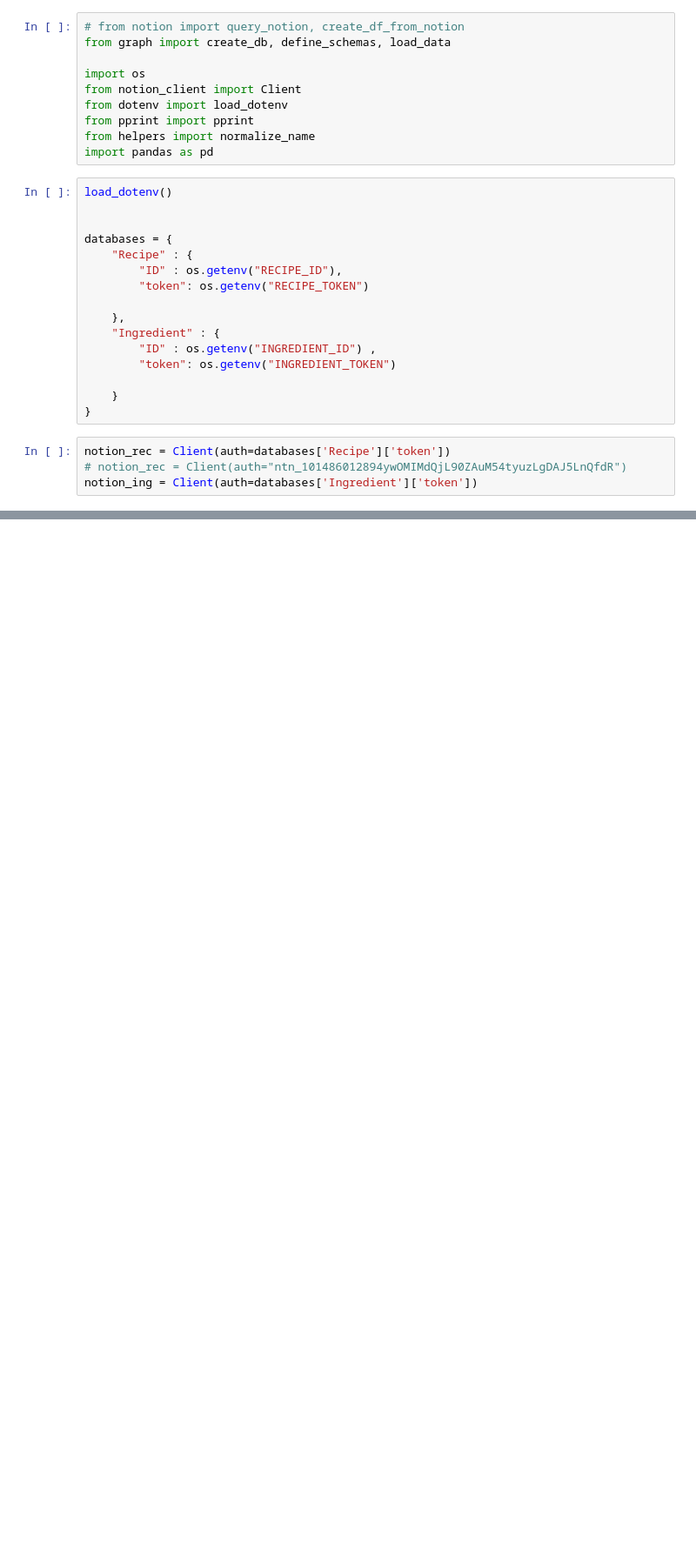
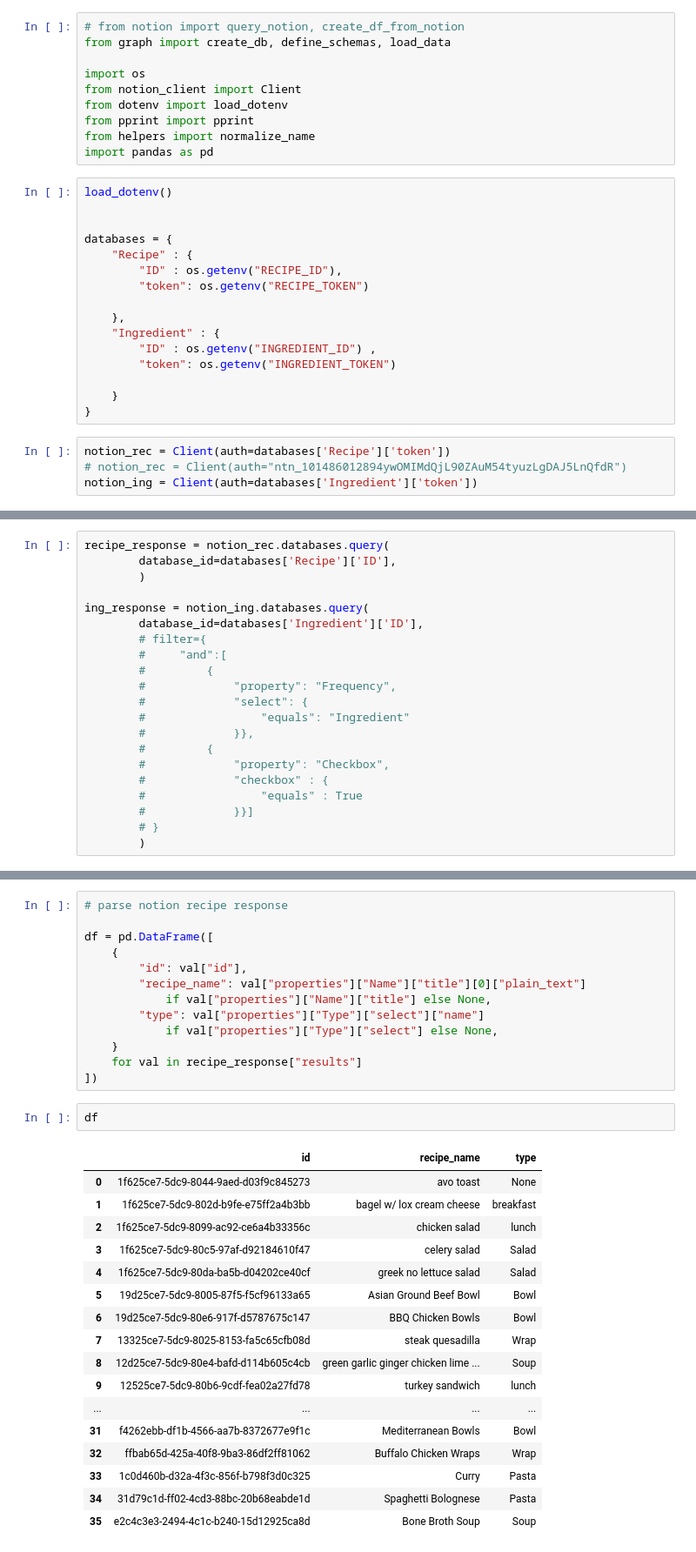
Before and after one commit to allykrinsky/graph-grocery-list, a Jupyter notebook: grocery_notion_test.ipynb, the cells around one changed output, grey strips where cells are left out. Shown: that part at 87% size. Saved outputs shown, nothing was run; the diff lists cells and outputs as text; blank space fills up the shorter version.

Commit message:
parse notion response into df

```diff
--- a/grocery_notion_test.ipynb
+++ b/grocery_notion_test.ipynb
@@ -52,0 +31,21 @@ notion_rec.databases.query(
+# %%
+recipe_response = notion_rec.databases.query(
+        database_id=databases['Recipe']['ID'],
+        )
+
+ing_response = notion_ing.databases.query(
+        database_id=databases['Ingredient']['ID'],
+        # filter={
+        #     "and":[
+        #         {
+        #             "property": "Frequency",
+        #             "select": {
+        #                 "equals": "Ingredient"
+        #             }},
+        #         {
+        #             "property": "Checkbox",
+        #             "checkbox" : {
+        #                 "equals" : True
+        #             }}]
+        # }
+        )
@@ -52,0 +98,33 @@ notion_rec.databases.query(
+# %%
+# parse notion recipe response
+
+df = pd.DataFrame([
+    {
+        "id": val["id"],
+        "recipe_name": val["properties"]["Name"]["title"][0]["plain_text"]
+            if val["properties"]["Name"]["title"] else None,
+        "type": val["properties"]["Type"]["select"]["name"]
+            if val["properties"]["Type"]["select"] else None,
+    }
+    for val in recipe_response["results"]
+])
+# %%
+df
+# %% [output]
+|  | id | recipe_name | type |
+| 0 | 1f625ce7-5dc9-8044-9aed-d03f9c845273 | avo toast | None |
+| 1 | 1f625ce7-5dc9-802d-b9fe-e75ff2a4b3bb | bagel w/ lox cream cheese | breakfast |
+| 2 | 1f625ce7-5dc9-8099-ac92-ce6a4b33356c | chicken salad | lunch |
+| 3 | 1f625ce7-5dc9-80c5-97af-d92184610f47 | celery salad | Salad |
+| 4 | 1f625ce7-5dc9-80da-ba5b-d04202ce40cf | greek no lettuce salad | Salad |
+| 5 | 19d25ce7-5dc9-8005-87f5-f5cf96133a65 | Asian Ground Beef Bowl | Bowl |
+| 6 | 19d25ce7-5dc9-80e6-917f-d5787675c147 | BBQ Chicken Bowls | Bowl |
+| 7 | 13325ce7-5dc9-8025-8153-fa5c65cfb08d | steak quesadilla | Wrap |
+| 8 | 12d25ce7-5dc9-80e4-bafd-d114b605c4cb | green garlic ginger chicken lime ... | Soup |
+| 9 | 12525ce7-5dc9-80b6-9cdf-fea02a27fd78 | turkey sandwich | lunch |
+| ... | ... | ... | ... |
+| 31 | f4262ebb-df1b-4566-aa7b-8372677e9f1c | Mediterranean Bowls | Bowl |
+| 32 | ffbab65d-425a-40f8-9ba3-86df2ff81062 | Buffalo Chicken Wraps | Wrap |
+| 33 | 1c0d460b-d32a-4f3c-856f-b798f3d0c325 | Curry | Pasta |
+| 34 | 31d79c1d-ff02-4cd3-88bc-20b68eabde1d | Spaghetti Bolognese | Pasta |
+| 35 | e2c4c3e3-2494-4c1c-b240-15d12925ca8d | Bone Broth Soup | Soup |
```
Also changed, not shown: parts of 7 cells of this notebook, 1 other file.
